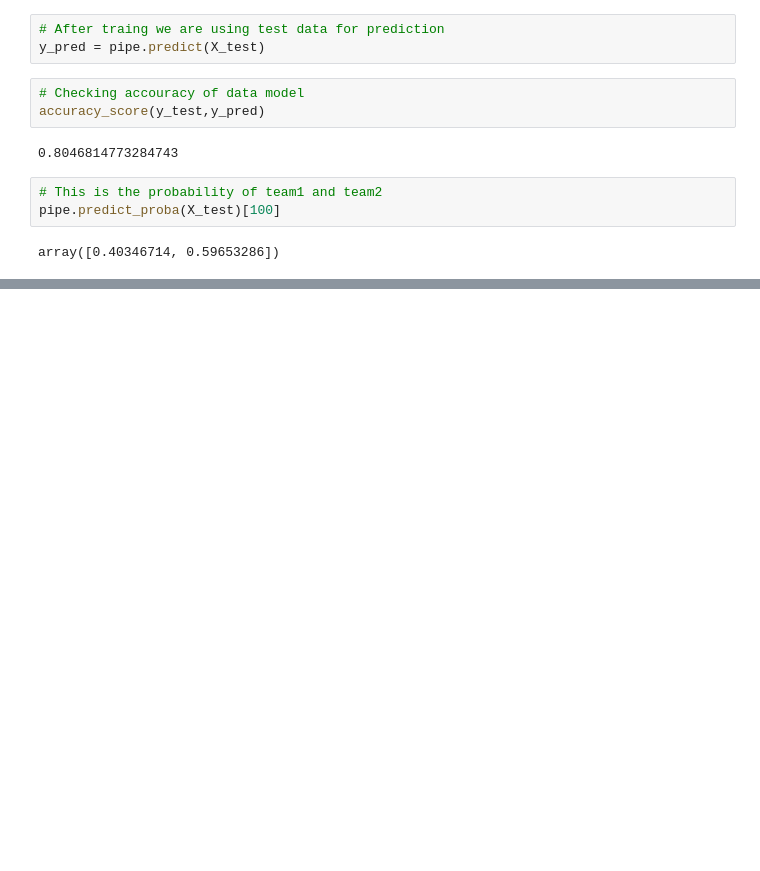
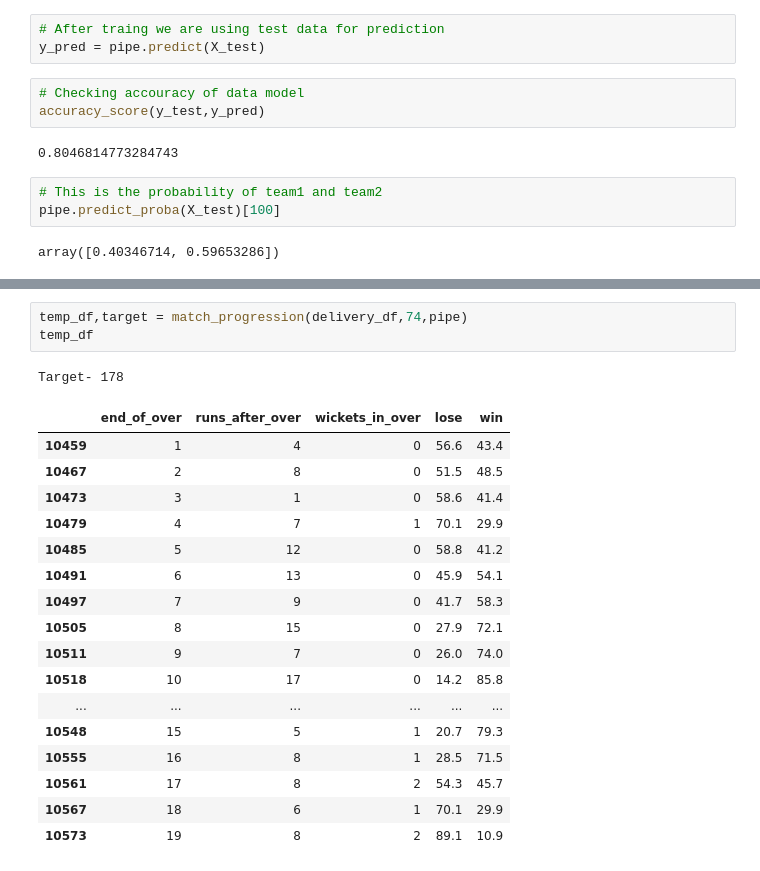
Before and after one commit to dipeshgoyal013/IPL_Win_probability, a Jupyter notebook: Untitled.ipynb, the cells around one changed output, grey strips where cells are left out. Saved outputs shown, nothing was run; the diff lists cells and outputs as text; blank space fills up the shorter version.

```diff
--- a/Untitled.ipynb
+++ b/Untitled.ipynb
@@ -342,0 +370,22 @@ array([0.40346714, 0.59653286])
+# %%
+temp_df,target = match_progression(delivery_df,74,pipe)
+temp_df
+# %% [output]
+Target- 178
+|  | end_of_over | runs_after_over | wickets_in_over | lose | win |
+| 10459 | 1 | 4 | 0 | 56.6 | 43.4 |
+| 10467 | 2 | 8 | 0 | 51.5 | 48.5 |
+| 10473 | 3 | 1 | 0 | 58.6 | 41.4 |
+| 10479 | 4 | 7 | 1 | 70.1 | 29.9 |
+| 10485 | 5 | 12 | 0 | 58.8 | 41.2 |
+| 10491 | 6 | 13 | 0 | 45.9 | 54.1 |
+| 10497 | 7 | 9 | 0 | 41.7 | 58.3 |
+| 10505 | 8 | 15 | 0 | 27.9 | 72.1 |
+| 10511 | 9 | 7 | 0 | 26.0 | 74.0 |
+| 10518 | 10 | 17 | 0 | 14.2 | 85.8 |
+| ... | ... | ... | ... | ... | ... |
+| 10548 | 15 | 5 | 1 | 20.7 | 79.3 |
+| 10555 | 16 | 8 | 1 | 28.5 | 71.5 |
+| 10561 | 17 | 8 | 2 | 54.3 | 45.7 |
+| 10567 | 18 | 6 | 1 | 70.1 | 29.9 |
+| 10573 | 19 | 8 | 2 | 89.1 | 10.9 |
```
Also changed, not shown: parts of 4 cells of this notebook.
